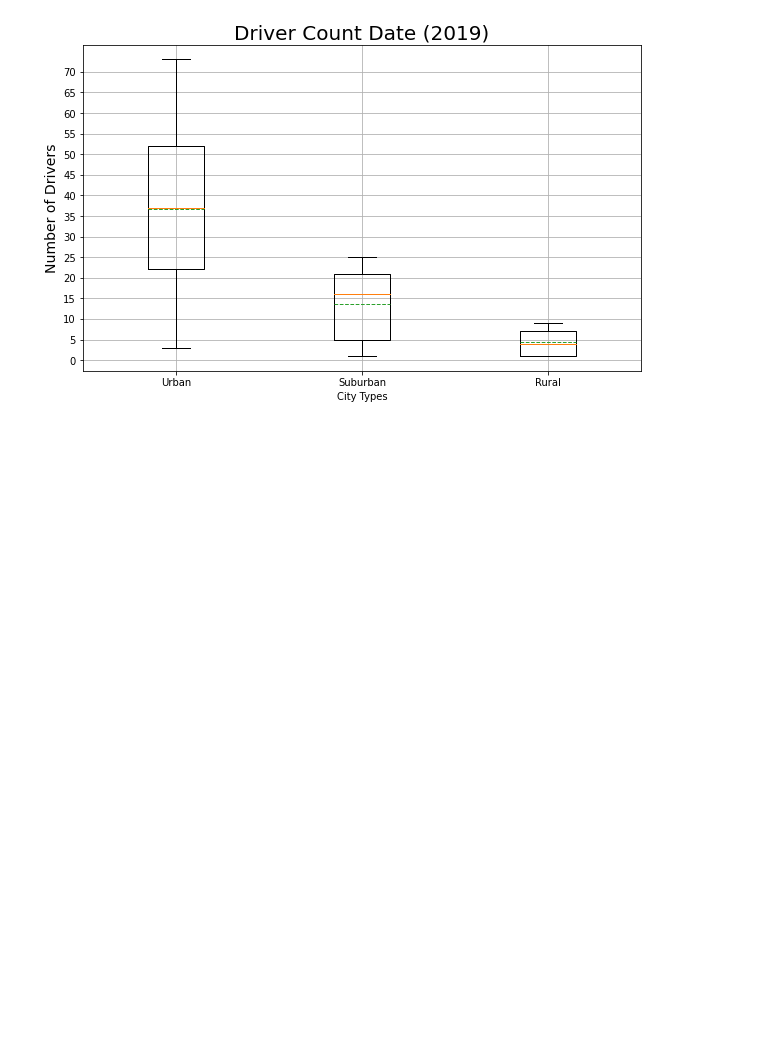
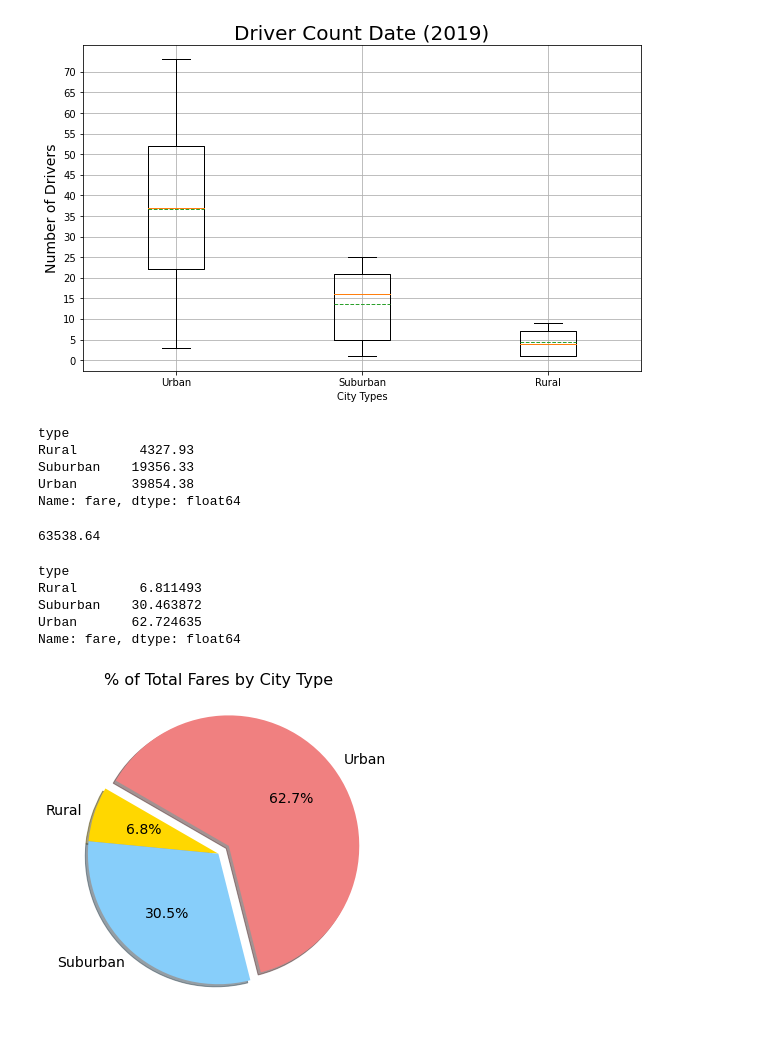
Before and after one commit to m-miley/PyBer_Analysis, a Jupyter notebook: PyBer.ipynb, the cells around one changed output. Cells and saved outputs as stored; diff of their text form; code cells hidden in the pictures; blank space fills up the shorter version.

Commit message:
Pie % Total Fares by City Type

```diff
--- a/PyBer.ipynb
+++ b/PyBer.ipynb
@@ -694,0 +705,51 @@ plt.show()
+# %%
+# Sum of Fares for each city Type
+sum_fares_by_type = pyber_data_df.groupby("type").sum()["fare"]
+sum_fares_by_type
+# %% [output]
+type
+Rural        4327.93
+Suburban    19356.33
+Urban       39854.38
+Name: fare, dtype: float64
+# %%
+# Sum of All the Fares
+total_fares = pyber_data_df.sum()["fare"]
+#or total_fares = pyber_data_df.["fare"].sum()
+total_fares
+# %% [output]
+63538.64
+# %%
+# Calc the % of fare for each city type
+type_percents = 100*sum_fares_by_type/total_fares
+type_percents
+
+# or one line of code:
+# type_percents = 100 * pyber_data_df.groupby(["type"]).sum()["fare"] / pyber_data_df["fare"].sum()
+# %% [output]
+type
+Rural        6.811493
+Suburban    30.463872
+Urban       62.724635
+Name: fare, dtype: float64
+# %%
+# PIE CHART for % of fare by type:
+plt.figure(figsize=(10, 6))
+#plt.subplots(figsize=(10, 6)) works too
+
+#need an array containing values and array for labels
+plt.pie(type_percents,
+       labels=["Rural", "Suburban", "Urban"],
+        colors=["gold", "lightskyblue", "lightcoral"],
+        explode=[0,0,0.1],
+       autopct='%1.1f%%',
+        shadow=True,
+       startangle=150)
+plt.title("% of Total Fares by City Type", fontsize=16)
+# Change default font size from 10 to 14
+mpl.rcParams['font.size'] = 14
+# Save Figure
+plt.savefig("analysis/Fig5.png")
+plt.show()
+# %% [output]
+[figure, added]
```
Also changed, not shown: parts of 3 cells of this notebook.
